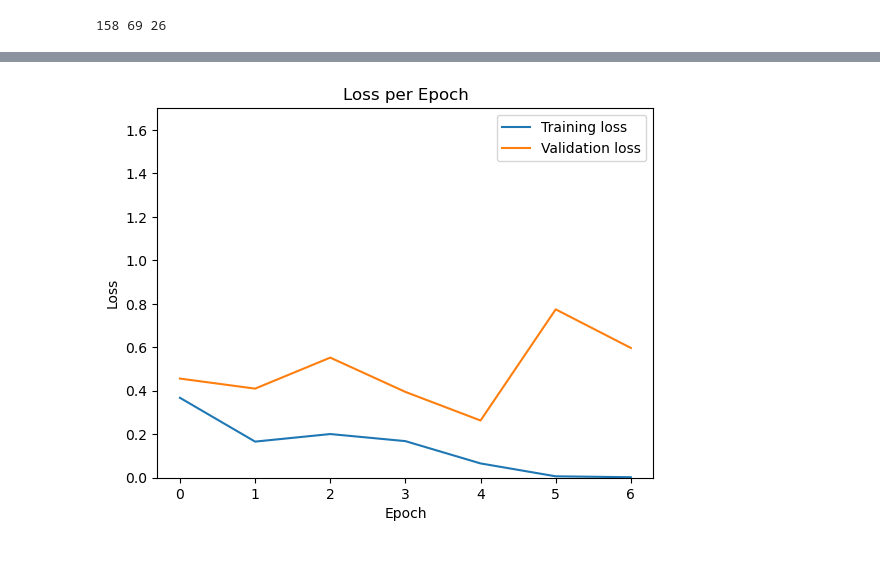
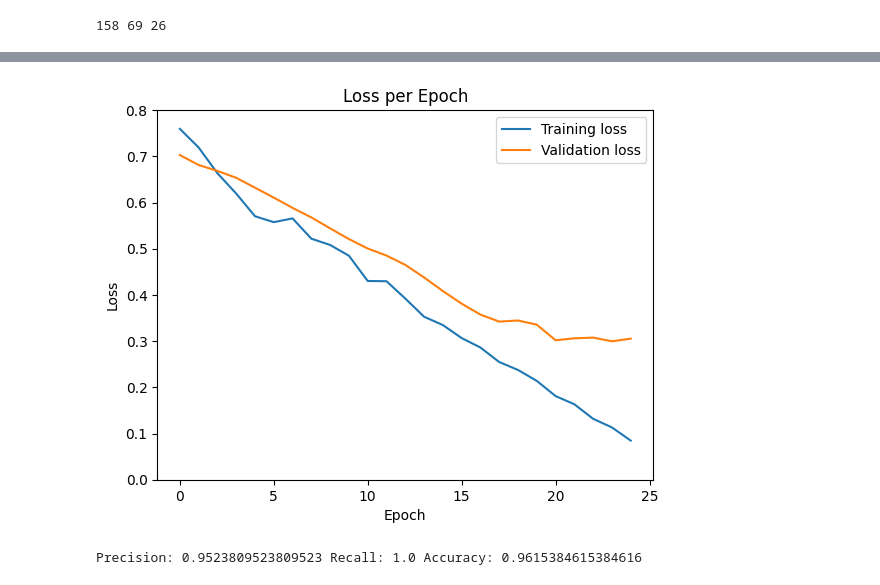
Before and after one commit to maorice/brain-tumor-detection, a Jupyter notebook: tumors.ipynb, the cells around one changed output, grey strips where cells are left out. Saved outputs shown, nothing was run; the diff lists cells and outputs as text; code cells hidden in the pictures; blank space fills up the shorter version.

```diff
--- a/tumors.ipynb
+++ b/tumors.ipynb
@@ -16,12 +16,12 @@ class TumorDataset(Dataset):
         self.image_paths = []
         self.labels = dict()
         self.transform = transform
-        for filename in os.listdir('./brain_tumor_dataset/yes'):
-            path = os.path.join('./brain_tumor_dataset/yes', filename)
+        for filename in os.listdir('drive/MyDrive/brain_tumor_dataset/yes'):
+            path = os.path.join('drive/MyDrive/brain_tumor_dataset/yes', filename)
             self.image_paths.append(path)
             self.labels[path] = 1
-        for filename in os.listdir('./brain_tumor_dataset/no'):
-            path = os.path.join('./brain_tumor_dataset/no', filename)
+        for filename in os.listdir('drive/MyDrive/brain_tumor_dataset/no'):
+            path = os.path.join('drive/MyDrive/brain_tumor_dataset/no', filename)
             self.image_paths.append(path)
             self.labels[path] = 0
 
@@ -49,21 +49,21 @@ train_data_size = int(len(all_train_data) * .7)
 train_data, val_data = random_split(all_train_data, [train_data_size, len(all_train_data) - train_data_size])
 print(len(train_data), len(val_data), len(test_data))
 
-batch_size = 24
+batch_size = 96
 train_dataloader = DataLoader(train_data, batch_size = batch_size, shuffle = True)
 val_dataloader = DataLoader(val_data, batch_size = batch_size, shuffle = False)
 test_dataloader = DataLoader(test_data, batch_size = batch_size, shuffle = False)
 # %% [output]
 158 69 26
 # %%
-lr = 1e-5
-epochs = 20
+lr = .0000075
+epochs = 25
 # %%
 device = torch.device("cuda" if torch.cuda.is_available() else "cpu")
 model = models.vgg16(pretrained=True)
 model.classifier[-1] = nn.Linear(4096, 2)
 model = model.to(device)
-optimizer = torch.optim.Adam(model.parameters(), lr = lr)
+optimizer = torch.optim.Adam(model.parameters(), lr = lr, weight_decay = .01)
 loss_fn = nn.CrossEntropyLoss()
 # %%
 train_loss = []
@@ -106,11 +110,32 @@ KeyboardInterrupt:
 # %%
 plt.plot(train_loss, label='Training loss')
 plt.plot(val_loss, label='Validation loss')
 plt.legend()
 plt.title('Loss per Epoch')
 plt.xlabel('Epoch')
 plt.ylabel('Loss')
-plt.ylim([0, 1.7])
+plt.ylim([0, .8])
 plt.show()
 # %% [output]
-[figure, old version]
+[figure, new version]
+# %%
+tp, tn, fp, fn = 0, 0, 0, 0
+with torch.no_grad():
+    for idx, batch in enumerate(test_dataloader):
+        imgs, labels = batch
+        imgs, labels = imgs.to(device), labels.to(device)
+        outputs = model(imgs)
+        predictions = torch.argmax(outputs, dim=1)
+
+        tp += ((predictions == 1) & (labels == 1)).sum().item()
+        tn += ((predictions == 0) & (labels == 0)).sum().item()
+        fp += ((predictions == 1) & (labels == 0)).sum().item()
+        fn += ((predictions == 0) & (labels == 1)).sum().item()
+
+precision = tp / (tp + fp) if (tp + fp) > 0 else 0
+recall = tp / (tp + fn) if (tp + fn) > 0 else 0
+accuracy = (tp + tn) / (tp + fp + tn + fn) if (tp + fp + tn + fn) > 0 else 0
+
+print("Precision:", precision, "Recall:", recall, "Accuracy:", accuracy)
+# %% [output]
+Precision: 0.9523809523809523 Recall: 1.0 Accuracy: 0.9615384615384616
```
Also changed, not shown: parts of 2 cells of this notebook, 2 other files.
